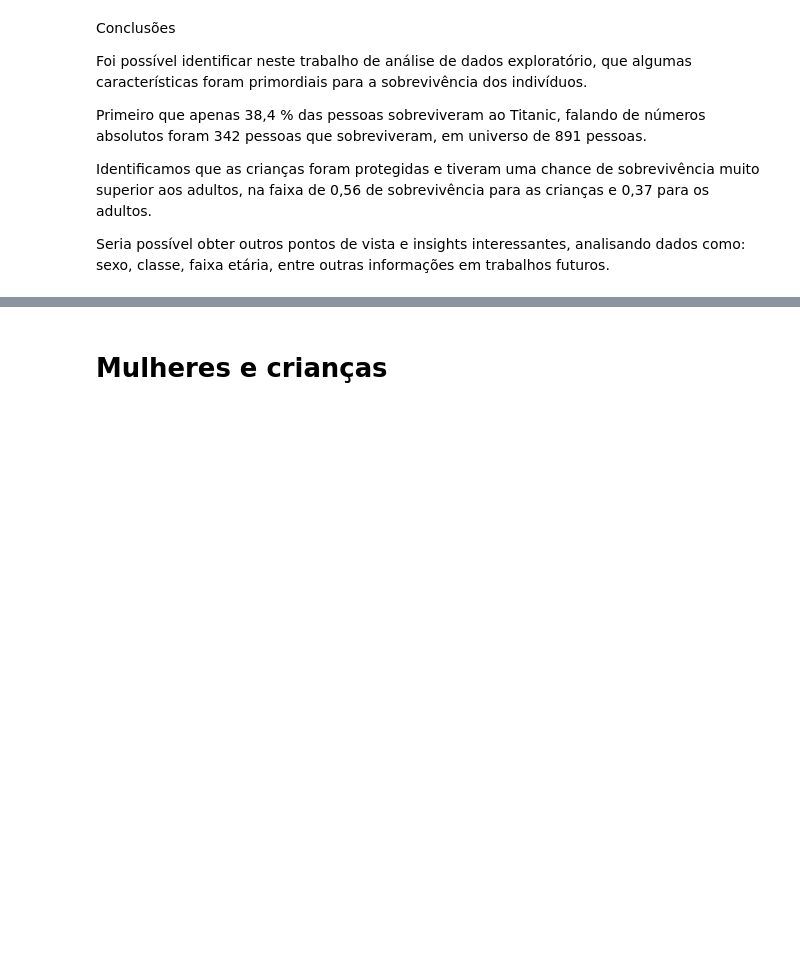
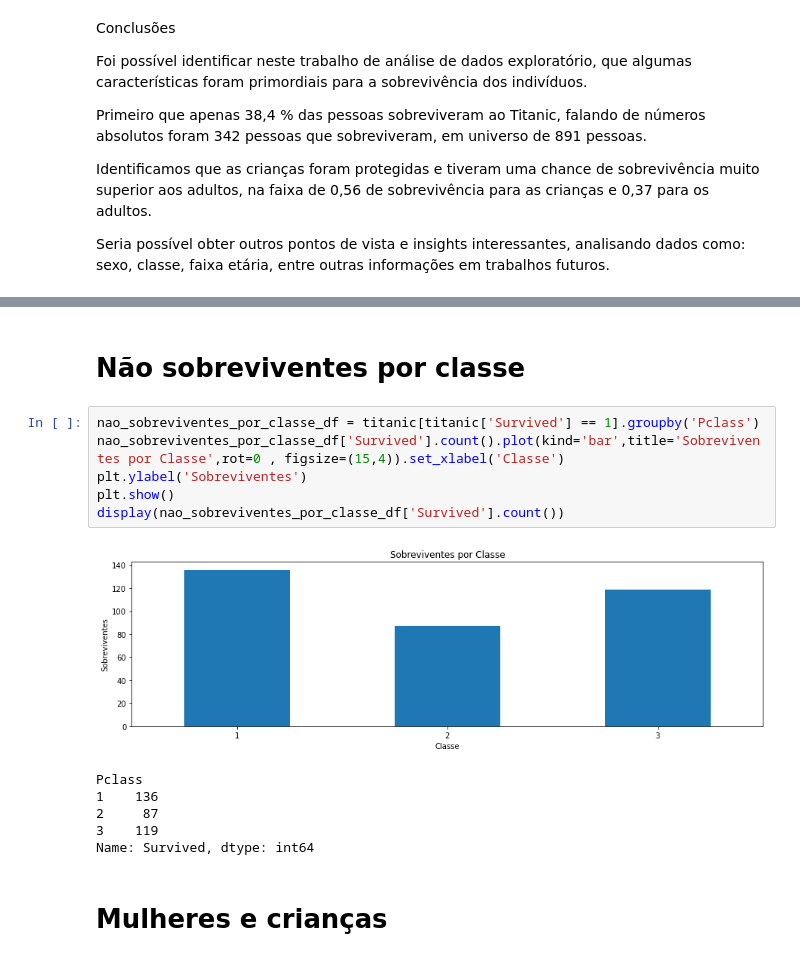
Before and after one commit to MarceloKlinger/df_titanic_analise, a Jupyter notebook: titanic_data.ipynb, the cells around one changed output, grey strips where cells are left out. Cells and saved outputs as stored; diff of their text form; blank space fills up the shorter version.

```diff
--- a/titanic_data.ipynb
+++ b/titanic_data.ipynb
@@ -118,3 +124,18 @@ Text(0, 0.5, 'Quantidade')
+# %% [markdown]
+# Não sobreviventes por classe
+# %%
+nao_sobreviventes_por_classe_df = titanic[titanic['Survived'] == 1].groupby('Pclass')
+nao_sobreviventes_por_classe_df['Survived'].count().plot(kind='bar',title='Sobreviventes por Classe',rot=0 , figsize=(15,4)).set_xlabel('Classe')
+plt.ylabel('Sobreviventes')
+plt.show()
+display(nao_sobreviventes_por_classe_df['Survived'].count())
+# %% [output]
+[figure, added]
+Pclass
+1    136
+2     87
+3    119
+Name: Survived, dtype: int64
 # %% [markdown]
 # Mulheres e crianças
 # %%
```
Also changed, not shown: parts of 7 cells of this notebook.
